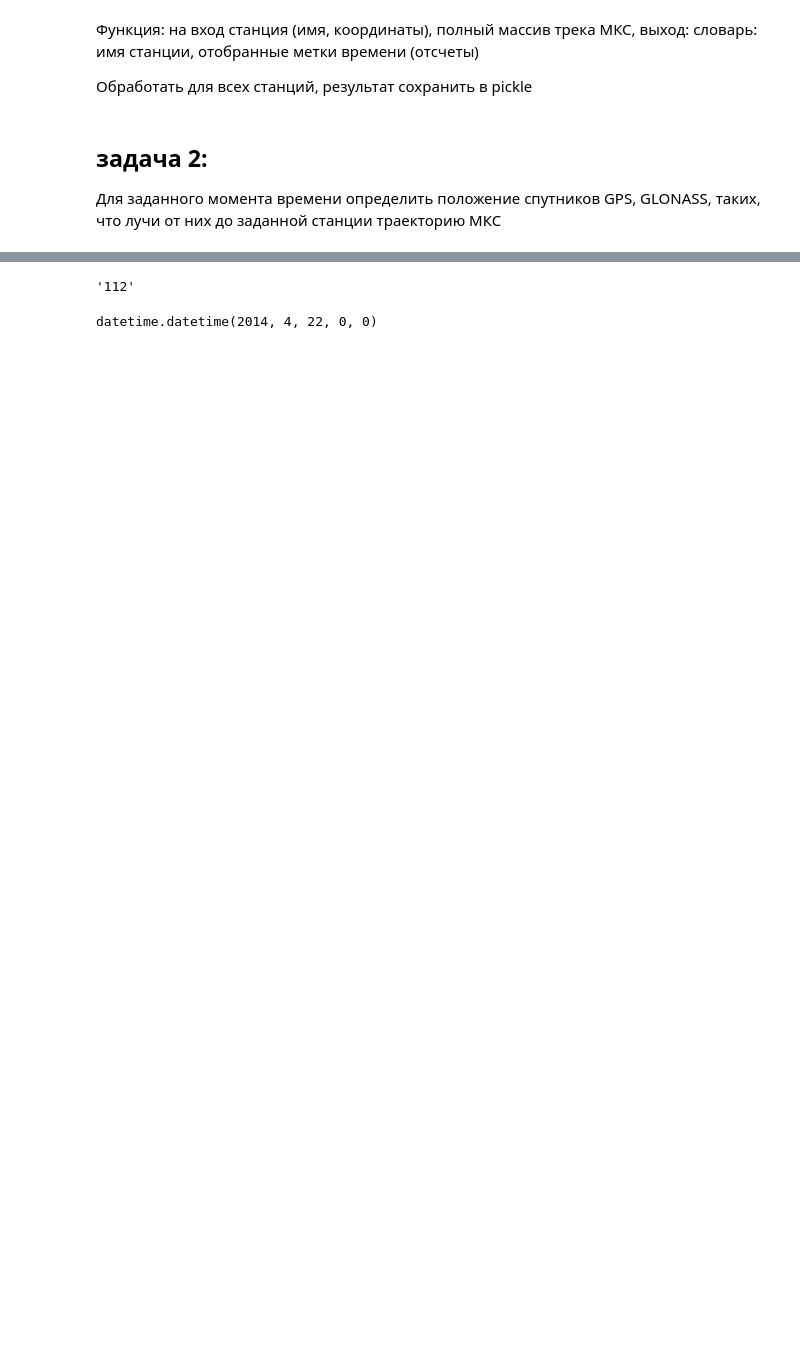
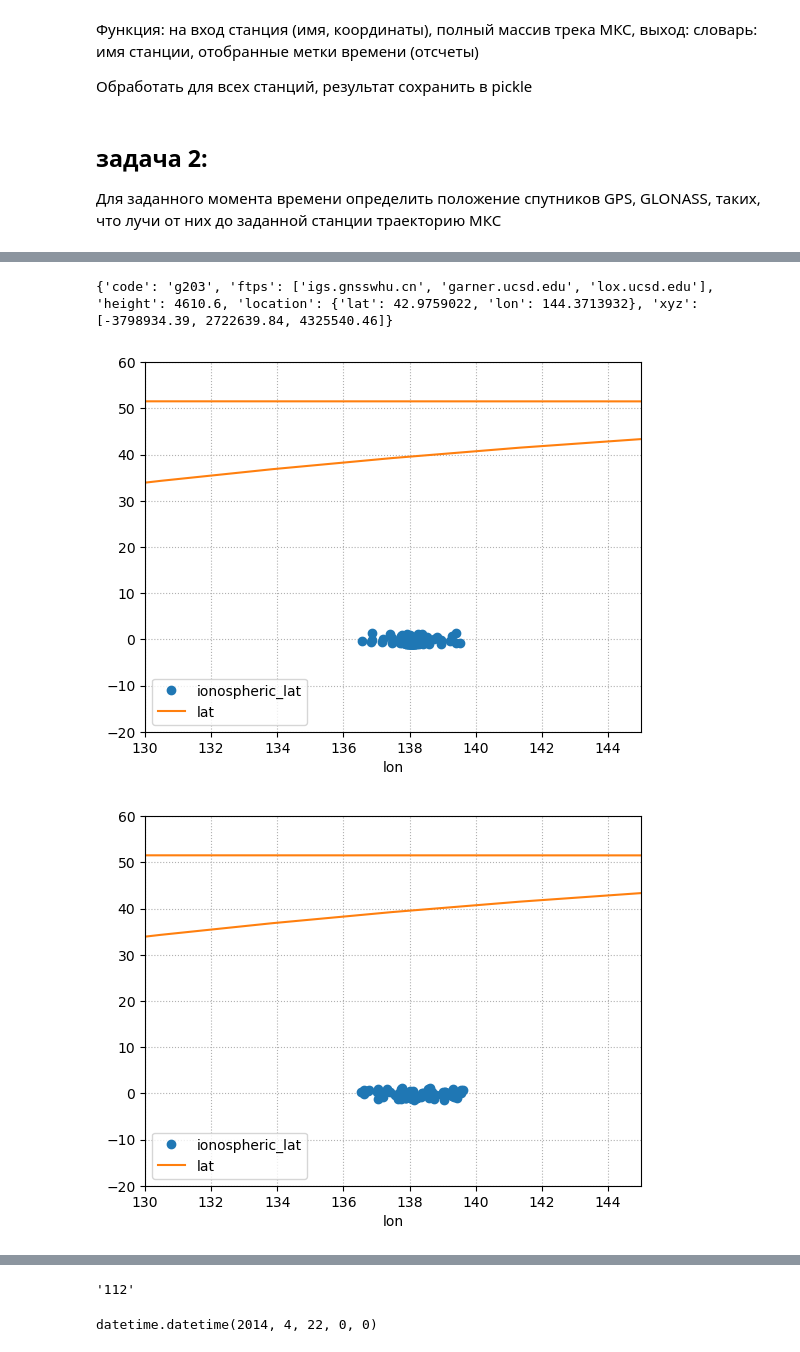
Before and after one commit to Aanks26/Determination_of_the_space-time_intervals_of_observation_of_the_ISS_by_GNSS_points, a Jupyter notebook: ISS_GNSS.ipynb, the cells around one changed output, grey strips where cells are left out. Saved outputs shown, nothing was run; the diff lists cells and outputs as text; code cells hidden in the pictures; blank space fills up the shorter version.

```diff
--- a/ISS_GNSS.ipynb
+++ b/ISS_GNSS.ipynb
@@ -134,4 +188,4 @@ pickle.dump(test, open('one_day.pkl', 'wb'))
 # %%
-test2 = pickle.load(open('one_day.pkl', 'rb'))
+test2 = pickle.load(open('jap_one_month.pkl', 'rb'))
 test2
 # %% [output]
@@ -184,14 +238,6 @@ with open('base.json','rb') as file:
     sites = json.load(file) #10132 позиций
 # %%
 sat_num = 1
-nav_file = 'C:/Users/anisi/Downloads/diplom/nav/brdc0010.14n'
+nav_file = 'C:/Users/anisi/Downloads/diplom/nav/brdc0030.14n'
 gnss_type = 'G'
 #g=gps, r=glonass
-# %%
-site = sites[0]
-#site_xyz = [-4073662.27, 4712064.75, -1367874.49 ]
-timestamp = dt.datetime(2014, 1, 1)
-site_xyz = site['xyz']
-sat_xyz = satellite_xyz(nav_file, gnss_type, sat_num, timestamp)
-sat_xyz
-site
@@ -204,2 +266,7 @@ site
+# %%
+timestamp = dt.datetime(2014, 1, 1, 1,1,1)
+site_xyz = site['xyz']
+sat_xyz = satellite_xyz(nav_file, gnss_type, sat_num, timestamp)
+sat_xyz
 # %%
 base_f = list()
@@ -248,0 +392,20 @@ for i in range(1, 33):
+# %%
+station = base_f[31]
+print(station)
+day_test = dt.date(2014,1,31)
+sat = sat_el_az(station, day_test, test2, gnss_type = 'G')
+if len(sat) != 0:
+    for m in range(0, len(sat)):
+        satellite = sat[m]
+        gc = get_crossections(satellite, station, test2, day_test)
+        result = sort (data, gc)
+        fig, ax = plt.subplots(1)
+        result.plot(x='ionospheric_lon', y='ionospheric_lat', marker='o', ls=' ', ax=ax)
+        minute_resolution[:120].plot(x='lon', y='lat',ax=ax)
+        plt.xlim(130, 145)
+        plt.ylim(-20, 60)
+        plt.grid(ls=":")
+# %% [output]
+{'code': 'g203', 'ftps': ['igs.gnsswhu.cn', 'garner.ucsd.edu', 'lox.ucsd.edu'], 'height': 4610.6, 'location': {'lat': 42.9759022, 'lon': 144.3713932}, 'xyz': [-3798934.39, 2722639.84, 4325540.46]}
+[figure, added]
+[figure, added]
```
Also changed, not shown: parts of 35 cells of this notebook.
